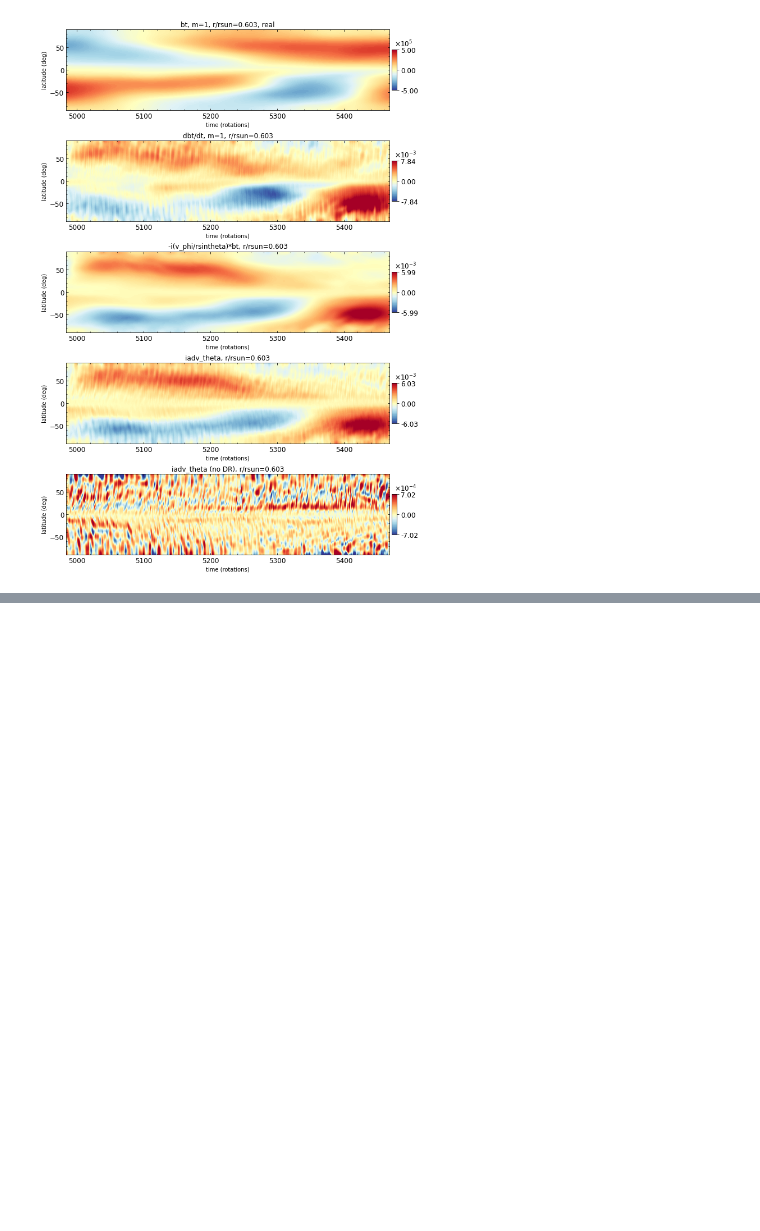
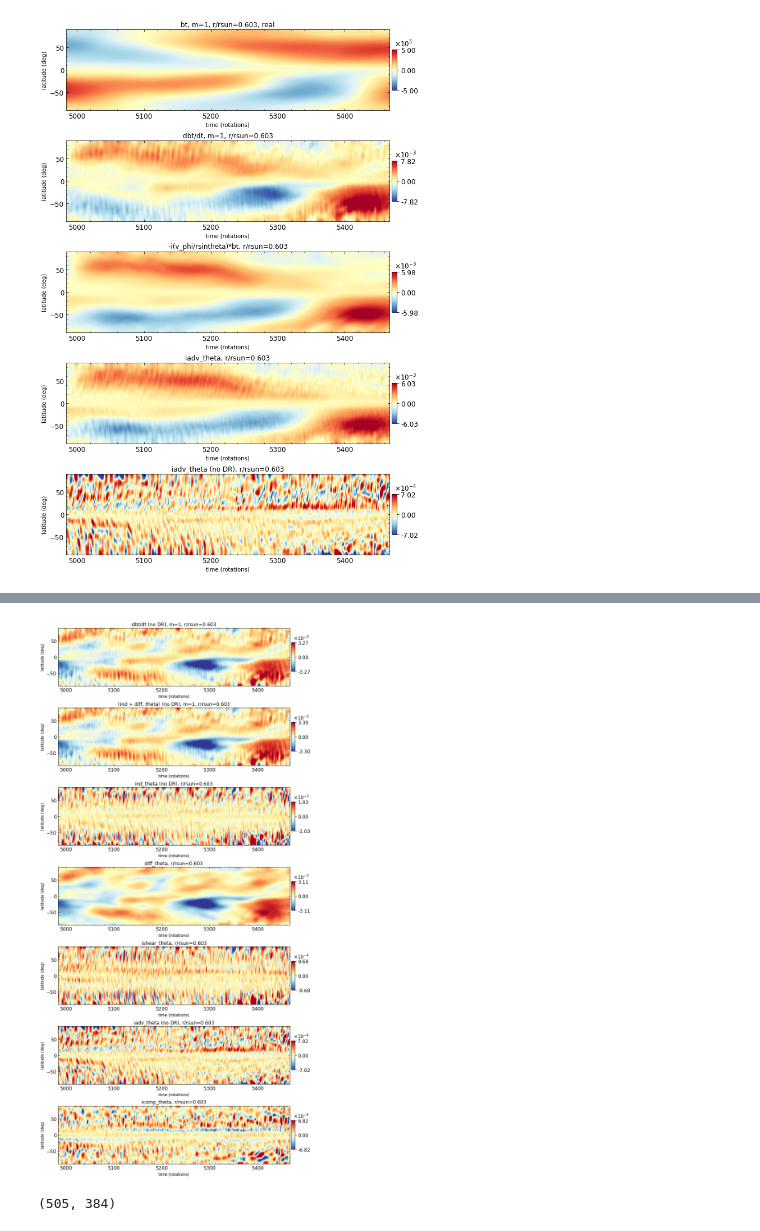
Before and after one commit to illorenzo7/Tacho_Letter_Plots_Part2, a Jupyter notebook: Induction_of_m1.ipynb, the cells around one changed output, grey strips where cells are left out. Cells and saved outputs as stored; diff of their text form; code cells hidden in the pictures; blank space fills up the shorter version.

Commit message:
saved first plot

```diff
--- a/Induction_of_m1.ipynb
+++ b/Induction_of_m1.ipynb
@@ -118,3 +109,13 @@ indt_nodr = indt + 1.0j*vp_m0/xx_tl*bt
+# %%
+# Let's remove the differential rotation
+times = thin_data(di['times'], ntimes)
+prot = 2*np.pi/8.61e-6
+t = times/prot
+dbtdt =  np.gradient(bt, times, axis=0)
+xx_tl = radlevs.radius[irval]*sint.reshape((1, nt))
+dbtdt_nodr = dbtdt + 1.0j*vp_m0/xx_tl*bt
+advt_nodr = advt + 1.0j*vp_m0/xx_tl*bt
+indt_nodr = indt + 1.0j*vp_m0/xx_tl*bt
 # %%
 # plot to see if it makes sense...
 fig, axs, fpar = make_figure(nplots=5, ncol=1, sub_width_inches=8, sub_height_inches=2, margin_right_inches=3/4,\
@@ -214,0 +160,63 @@ plot_timey(field, times/prot, tt_lat, fig, ax)
+# %%
+# now plot induction equation (remove advection by DR)
+
+fig, axs, fpar = make_figure(nplots=7, ncol=1, sub_width_inches=8, sub_height_inches=2, margin_right_inches=3/4,\
+                            margin_top_inches=1/4)
+
+ax = axs[0, 0]
+ax.set_xlabel('time (rotations)')
+ax.set_ylabel('latitude (deg)')
+ax.set_title('dbt/dt (no DR), m=1, r/rsun=%0.3f' %(radlevs.radius[irval]/rsun))
+field = partfunc(dbtdt_nodr)
+plot_timey(field, times/prot, tt_lat, fig, ax)
+
+ax = axs[1, 0]
+ax.set_xlabel('time (rotations)')
+ax.set_ylabel('latitude (deg)')
+ax.set_title('(ind + diff, theta) (no DR), m=1, r/rsun=%0.3f' %(radlevs.radius[irval]/rsun))
+field = partfunc(indt_nodr + difft)
+plot_timey(field, times/prot, tt_lat, fig, ax)
+
+ax = axs[2, 0]
+ax.set_xlabel('time (rotations)')
+ax.set_ylabel('latitude (deg)')
+ax.set_title('ind_theta (no DR), r/rsun=%0.3f' %(radlevs.radius[irval]/rsun))
+field = partfunc(indt_nodr)
+plot_timey(field, times/prot, tt_lat, fig, ax)
+
+ax = axs[3, 0]
+ax.set_xlabel('time (rotations)')
+ax.set_ylabel('latitude (deg)')
+ax.set_title('diff_theta, r/rsun=%0.3f' %(radlevs.radius[irval]/rsun))
+field = partfunc(difft)
+plot_timey(field, times/prot, tt_lat, fig, ax)
+
+ax = axs[4, 0]
+ax.set_xlabel('time (rotations)')
+ax.set_ylabel('latitude (deg)')
+ax.set_title('ishear_theta, r/rsun=%0.3f' %(radlevs.radius[irval]/rsun))
+field = partfunc(sheart)
+plot_timey(field, times/prot, tt_lat, fig, ax)
+
+ax = axs[5, 0]
+ax.set_xlabel('time (rotations)')
+ax.set_ylabel('latitude (deg)')
+ax.set_title('iadv_theta (no DR), r/rsun=%0.3f' %(radlevs.radius[irval]/rsun))
+field = partfunc(advt_nodr)
+plot_timey(field, times/prot, tt_lat, fig, ax)
+
+ax = axs[6, 0]
+ax.set_xlabel('time (rotations)')
+ax.set_ylabel('latitude (deg)')
+ax.set_title('icomp_theta, r/rsun=%0.3f' %(radlevs.radius[irval]/rsun))
+field = partfunc(compt)
+plot_timey(field, times/prot, tt_lat, fig, ax)
+
+savename = 'ialtt_' + part + '_mval%03i_rval%0.3f.png' %(mval, radlevs.radius[irval]/rsun)
+plt.savefig('ialtt/' + savename, dpi=300)
+# %% [output]
+[figure, added]
+# %%
+np.shape(bt)
+# %% [output]
+(505, 384)
```
Also changed, not shown: parts of 4 cells of this notebook, 1 other file.
